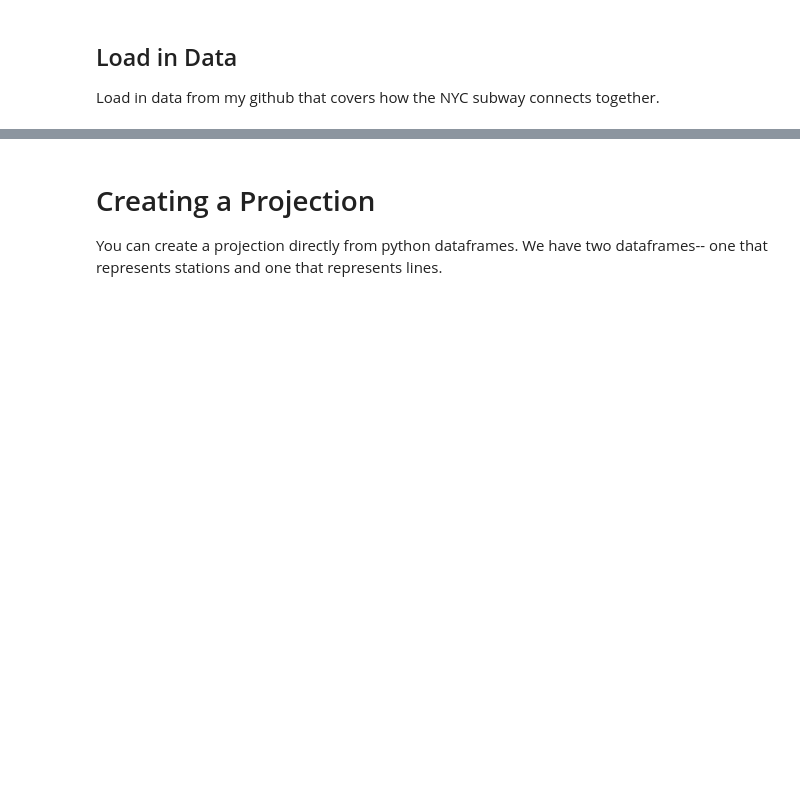
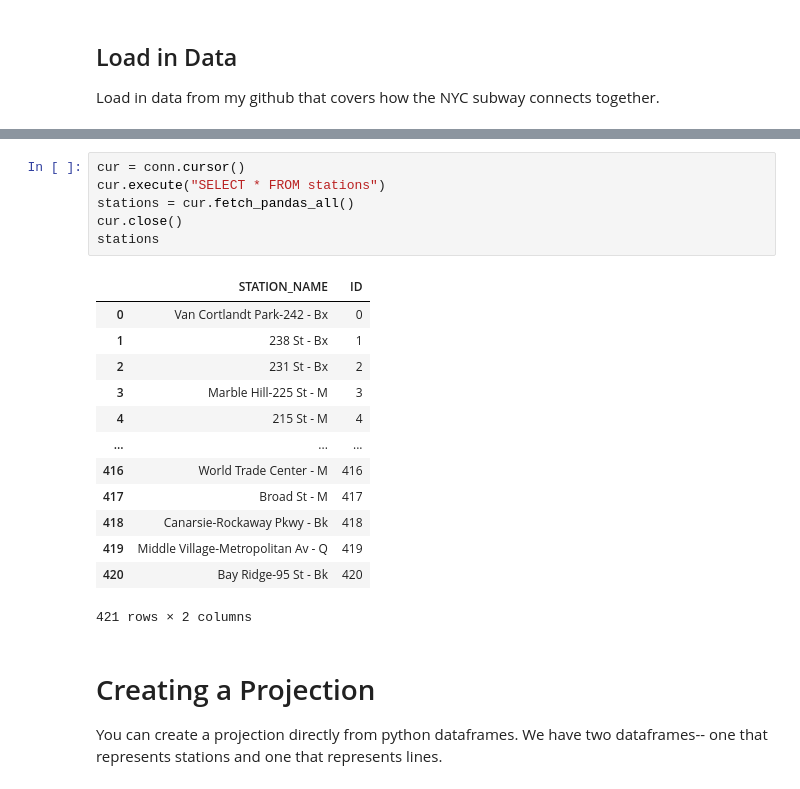
Before and after one commit to neo4j-product-examples/aura-graph-analytics, a Jupyter notebook: mta_subways/Subways.ipynb, the cells around one changed output, grey strips where cells are left out. Cells and saved outputs as stored; diff of their text form; blank space fills up the shorter version.

```diff
--- a/mta_subways/Subways.ipynb
+++ b/mta_subways/Subways.ipynb
@@ -72,3 +117,23 @@ stations = pd.read_csv("https://raw.githubusercontent.com/corydonbaylor/aura-gra
+# %%
+cur = conn.cursor()
+cur.execute("SELECT * FROM stations")
+stations = cur.fetch_pandas_all()
+cur.close()
+stations
+# %% [output]
+|  | STATION_NAME | ID |
+| 0 | Van Cortlandt Park-242 - Bx | 0 |
+| 1 | 238 St - Bx | 1 |
+| 2 | 231 St - Bx | 2 |
+| 3 | Marble Hill-225 St - M | 3 |
+| 4 | 215 St - M | 4 |
+| ... | ... | ... |
+| 416 | World Trade Center - M | 416 |
+| 417 | Broad St - M | 417 |
+| 418 | Canarsie-Rockaway Pkwy - Bk | 418 |
+| 419 | Middle Village-Metropolitan Av - Q | 419 |
+| 420 | Bay Ridge-95 St - Bk | 420 |
+421 rows × 2 columns
 # %% [markdown]
 # Creating a Projection
 You can create a projection directly from python dataframes. We have two dataframes-- one that represents stations and one that represents lines.
```
Also changed, not shown: parts of 14 cells of this notebook, 1 other file.
